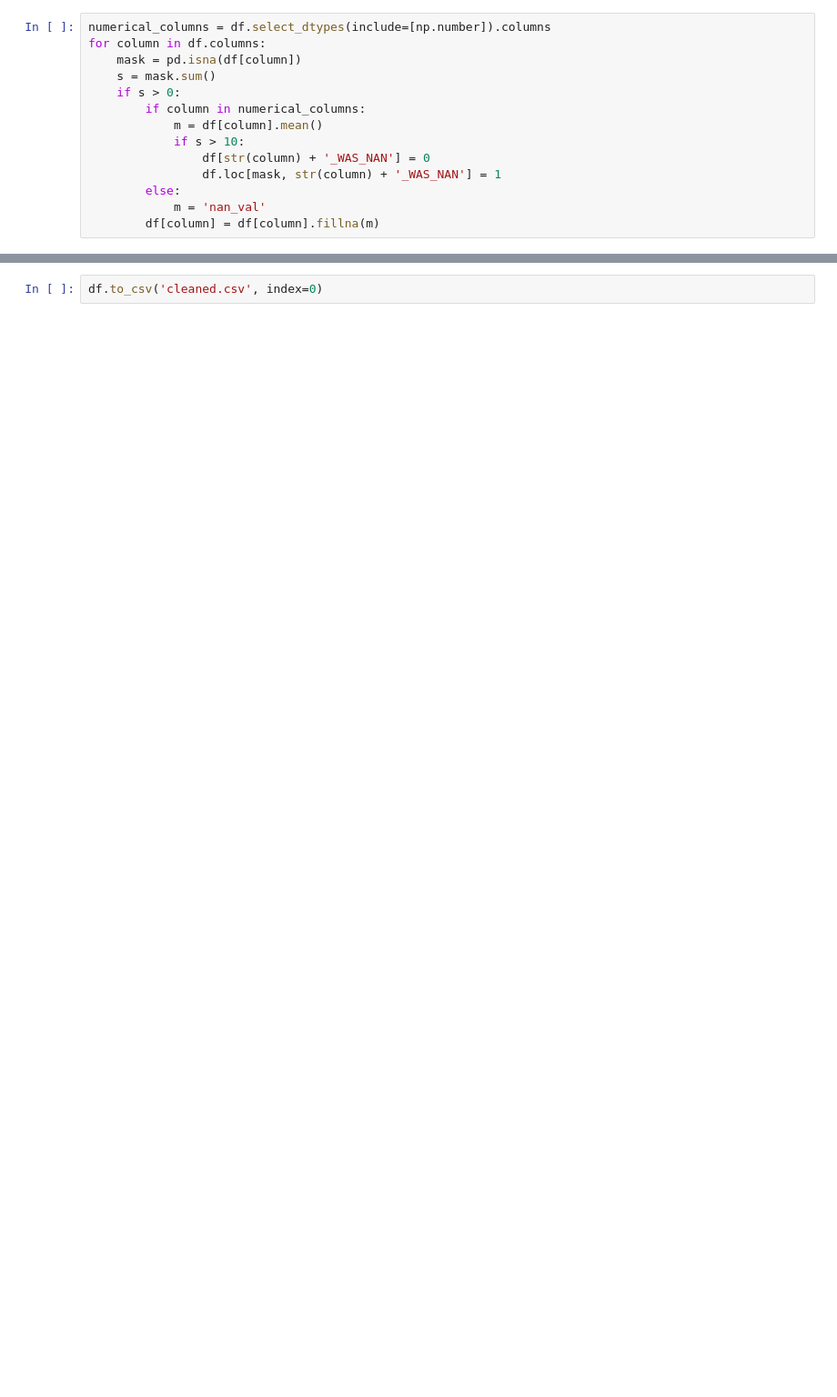
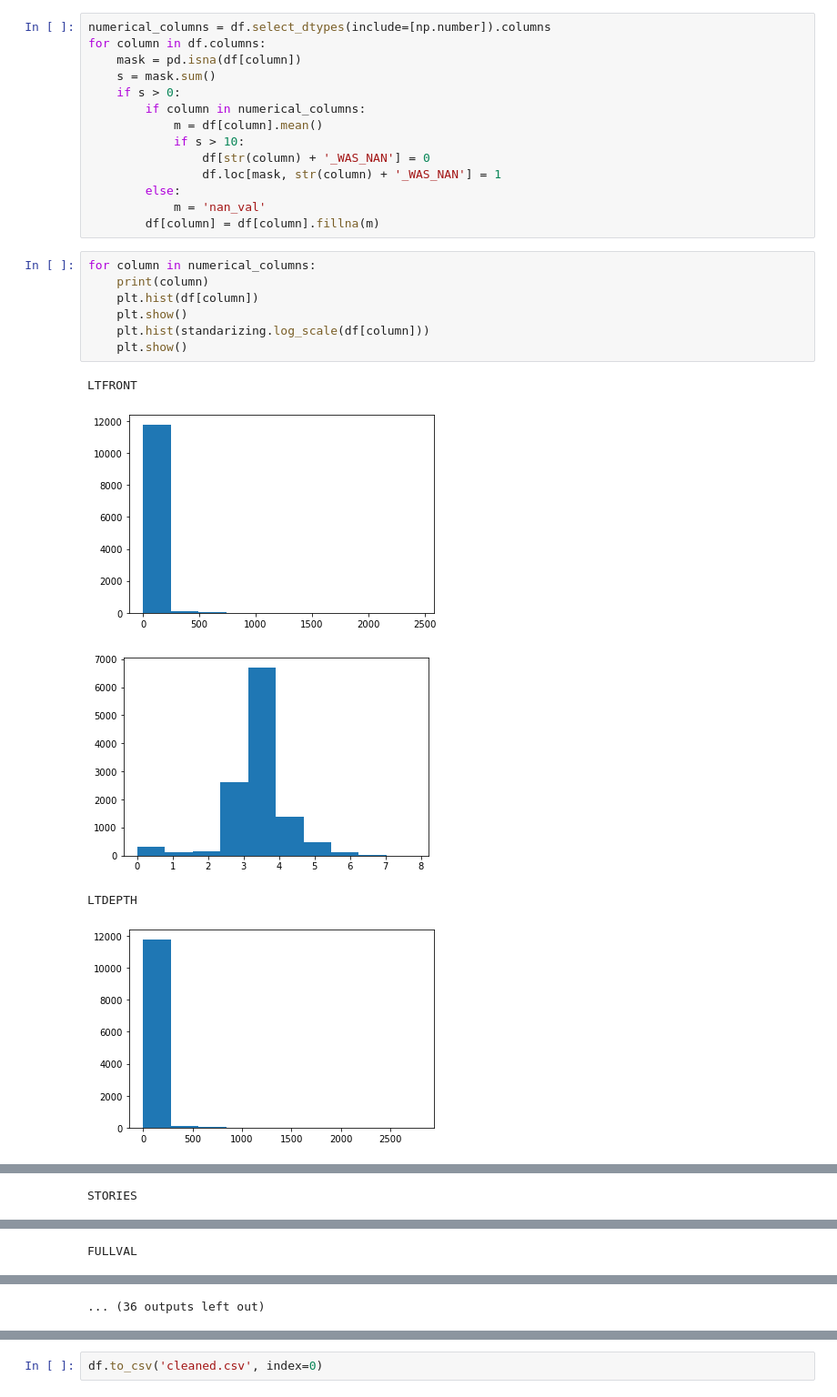
Before and after one commit to Dynovski/BESTHL-AI, a Jupyter notebook: Cleaning.ipynb, the cells around one changed output, grey strips where cells are left out. Shown: that part at 91% size. Cells and saved outputs as stored; diff of their text form; blank space fills up the shorter version.

Commit message:
standarizing and processing

```diff
--- a/Cleaning.ipynb
+++ b/Cleaning.ipynb
@@ -132,3 +233,16 @@ for column in df.columns:
         else:
             m = 'nan_val'
         df[column] = df[column].fillna(m)
+# %%
+for column in numerical_columns:
+    print(column)
+    plt.hist(df[column])
+    plt.show()
+    plt.hist(standarizing.log_scale(df[column]))
+    plt.show()
+# %% [output]
+LTFRONT
+[figure, added]
+[figure, added]
+LTDEPTH
+[figure, added]
@@ -134,0 +250 @@ for column in df.columns:
+STORIES
@@ -134,0 +253 @@ for column in df.columns:
+FULLVAL
@@ -134,0 +256 @@ for column in df.columns:
+... (36 outputs left out)
```
Also changed, not shown: parts of 43 cells of this notebook, 4 other files.
